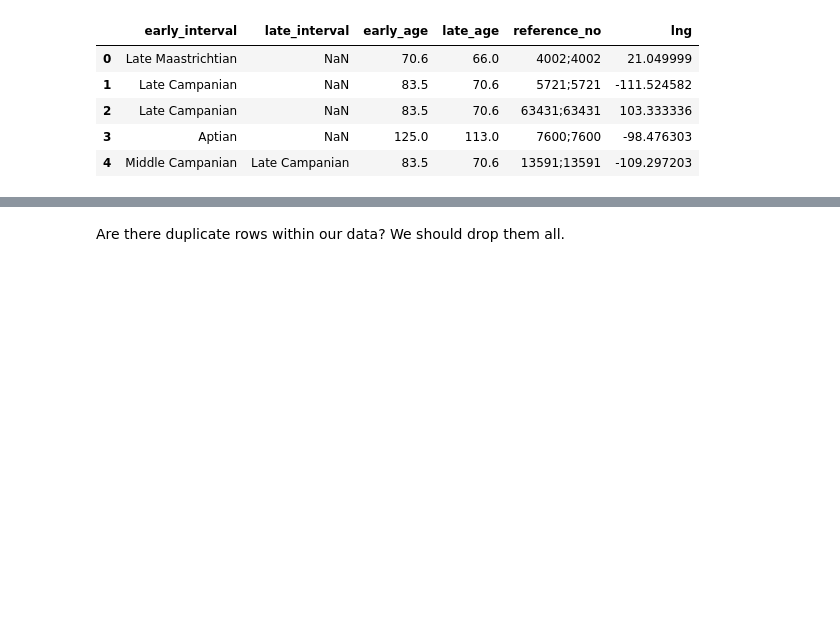
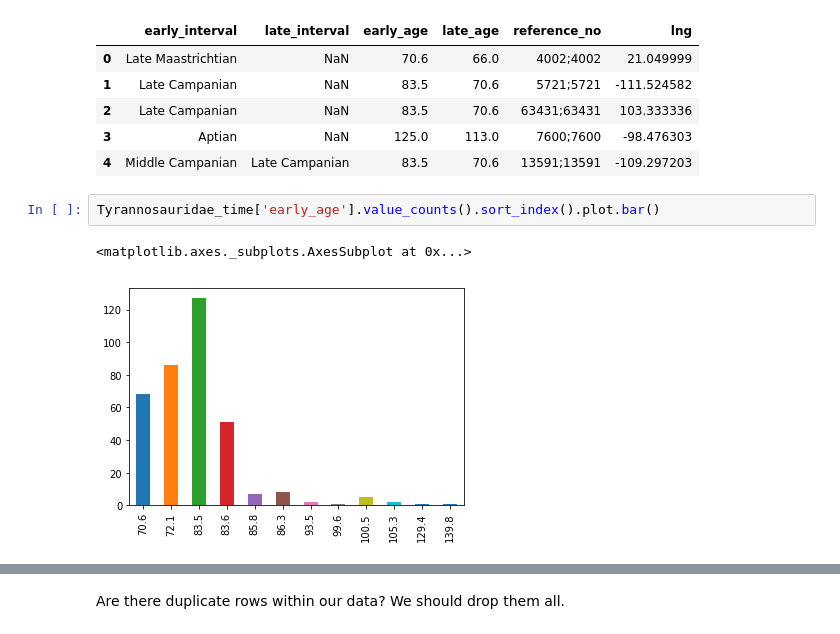
Before and after one commit to cabinetofcuriosity/PBDB_explore, a Jupyter notebook: notebooks/pbdb_research_2.ipynb, the cells around one changed output, grey strips where cells are left out. Cells and saved outputs as stored; diff of their text form; blank space fills up the shorter version.

Commit message:
more visualization needed

```diff
--- a/notebooks/pbdb_research_2.ipynb
+++ b/notebooks/pbdb_research_2.ipynb
@@ -106,3 +105,8 @@ Dromaeosauridae_time.head()
 | 2 | Late Campanian | NaN | 83.5 | 70.6 | 63431;63431 | 103.333336 |
 | 3 | Aptian | NaN | 125.0 | 113.0 | 7600;7600 | -98.476303 |
 | 4 | Middle Campanian | Late Campanian | 83.5 | 70.6 | 13591;13591 | -109.297203 |
+# %%
+Tyrannosauridae_time['early_age'].value_counts().sort_index().plot.bar()
+# %% [output]
+<matplotlib.axes._subplots.AxesSubplot at 0x...>
+[figure, added]
```
Also changed, not shown: parts of 6 cells of this notebook, 2 other files.
